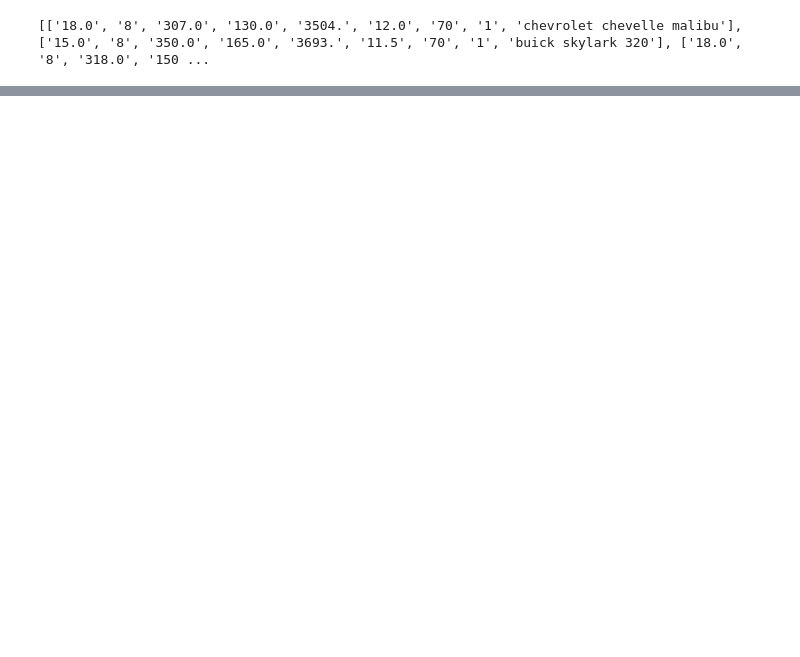
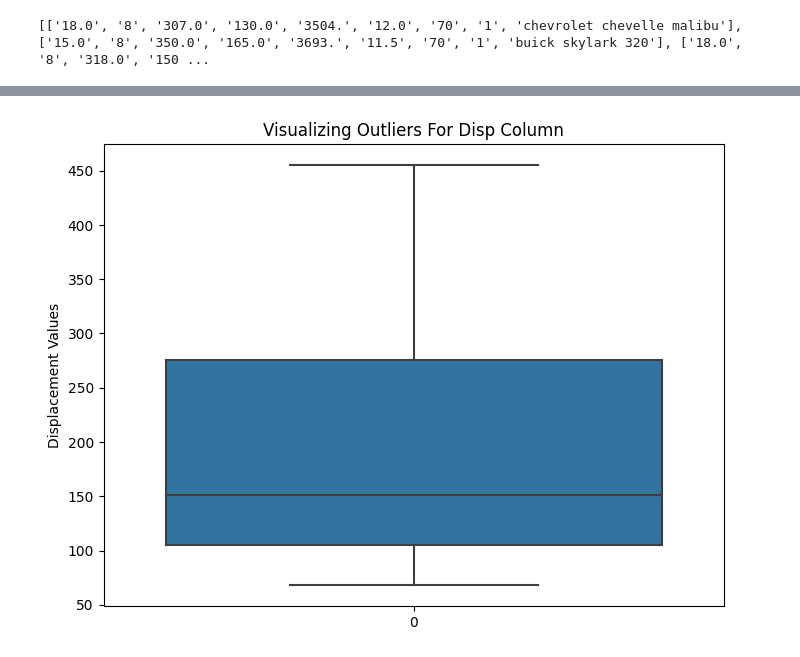
Before and after one commit to prabhat-123/Python_For_Data_Science, a Jupyter notebook: linear_regression_project.ipynb, the cells around one changed output, grey strips where cells are left out. Drawn from its saved outputs; the diff is of its cells as text; code cells hidden in the pictures; blank space fills up the shorter version.

```diff
--- a/linear_regression_project.ipynb
+++ b/linear_regression_project.ipynb
@@ -74,0 +78,6 @@ fileread
+# %%
+columns = []
+for col in column_values[2:-4]:
+    strip_col = col.strip()
+    split_col = strip_col.split(':')[0].split('.')[1].strip()
+    columns.append(split_col)
@@ -74,0 +88,3 @@ fileread
+# %%
+cars_df = pd.DataFrame(data = new_data_of_data, columns = columns)
+cars_df.head()
@@ -74,0 +100,3 @@ fileread
+# %%
+cars_df.columns = ["mpg", "cyl", "disp", "hp", "wt",
+                 "acc", "year", "org", "name"]
@@ -74,0 +133,2 @@ fileread
+# %%
+clean_cars_df = cars_df.loc[~(cars_df['hp'] == "?")]
@@ -74,0 +168,8 @@ fileread
+# %%
+plt.figure(figsize = (8, 6))
+sns.boxplot(clean_cars_df['disp'])
+plt.title("Visualizing Outliers For Disp Column")
+plt.ylabel("Displacement Values")
+plt.show()
+# %% [output]
+[figure, added]
```
Also changed, not shown: parts of 19 cells of this notebook, 2 other files.
